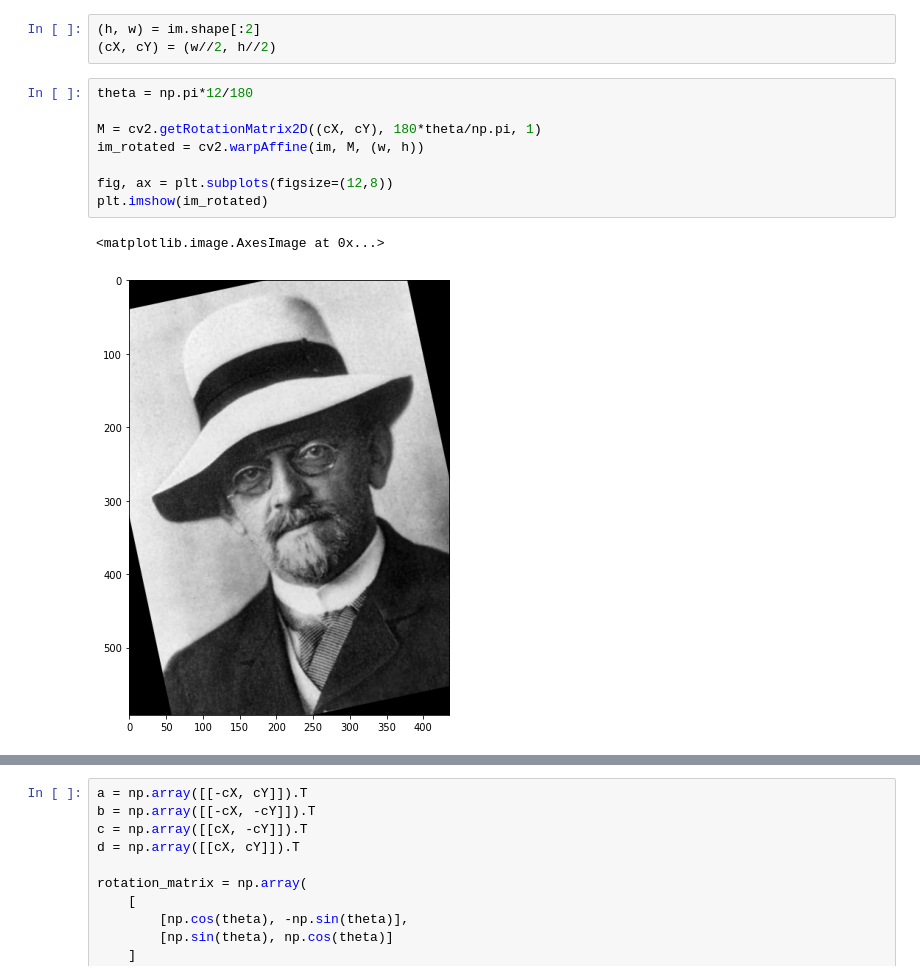
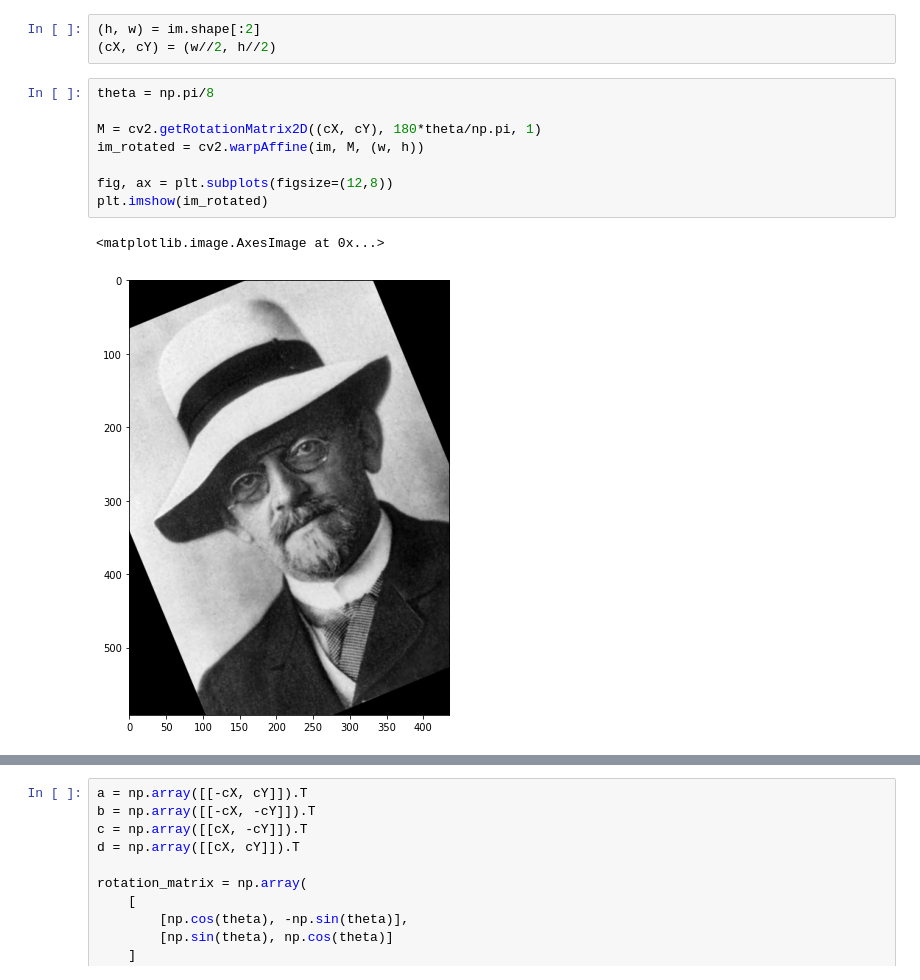
Before and after one commit to juanpaberon/rotate_image, a Jupyter notebook: rotation_scaled_after.ipynb, the cells around one changed output, grey strips where cells are left out. Drawn from its saved outputs; the diff is of its cells as text.

```diff
--- a/rotation_scaled_after.ipynb
+++ b/rotation_scaled_after.ipynb
@@ -15,13 +33,13 @@ plt.imshow(im[:, :, [2,1,0]])
 (h, w) = im.shape[:2]
 (cX, cY) = (w//2, h//2)
 # %%
-theta = np.pi*12/180
+theta = np.pi/8
 
 M = cv2.getRotationMatrix2D((cX, cY), 180*theta/np.pi, 1)
 im_rotated = cv2.warpAffine(im, M, (w, h))
 
 fig, ax = plt.subplots(figsize=(12,8))
 plt.imshow(im_rotated)
 # %% [output]
 <matplotlib.image.AxesImage at 0x...>
-[figure, old version]
+[figure, new version]
```
Also changed, not shown: parts of 27 cells of this notebook.
